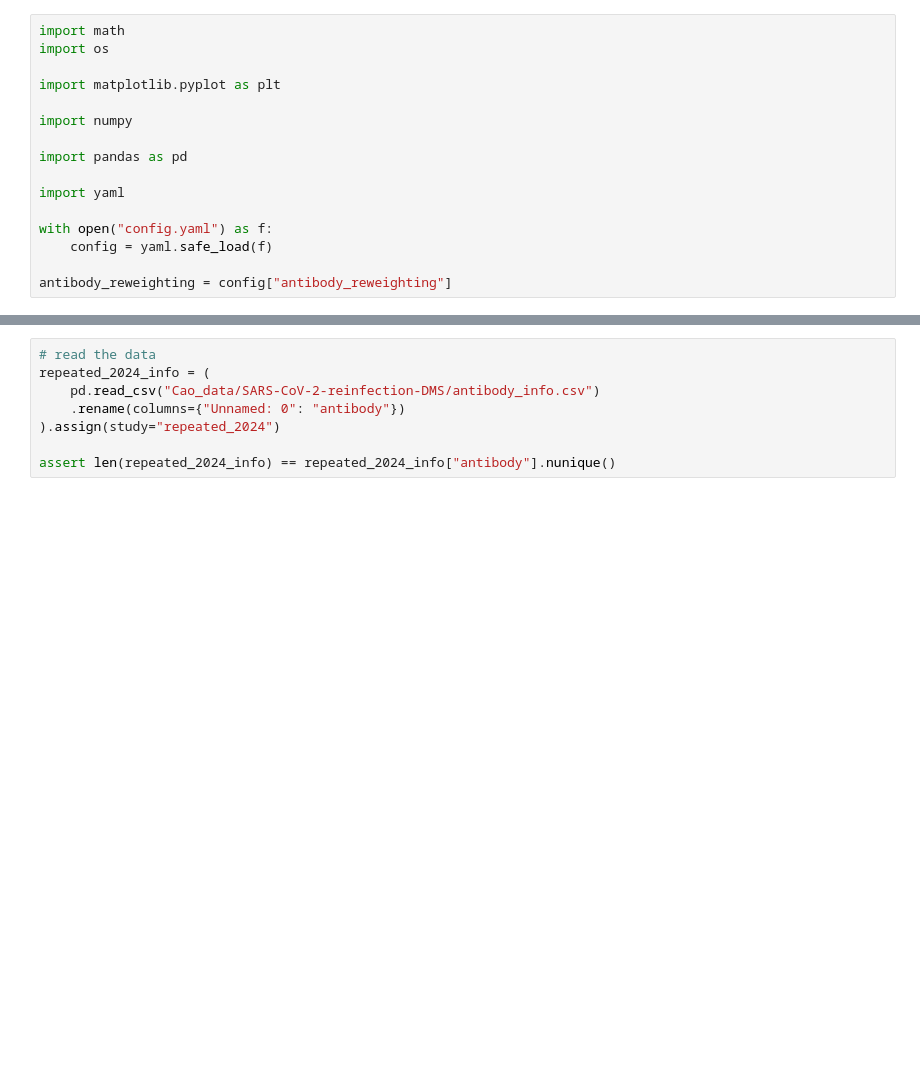
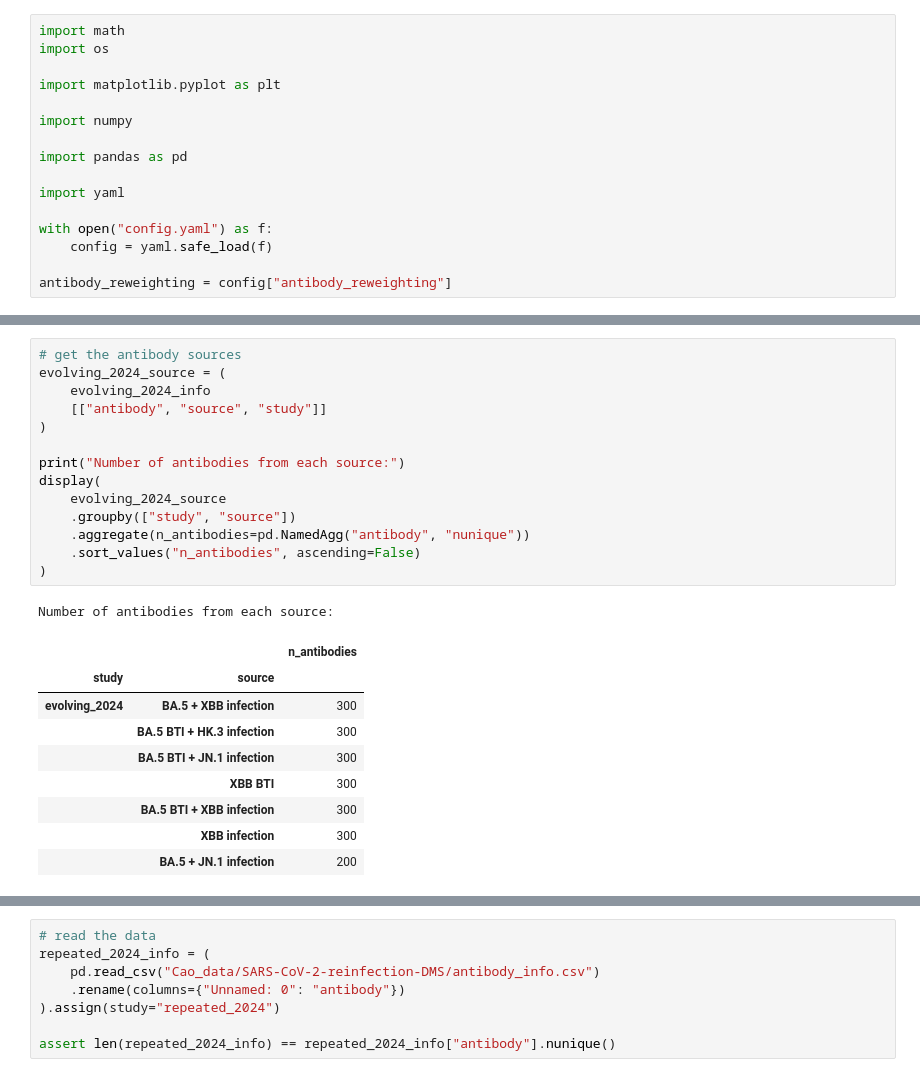
Before and after one commit to jbloomlab/SARS2-RBD-escape-calc, a Jupyter notebook: process_data.ipynb, the cells around one changed output, grey strips where cells are left out. Cells and saved outputs as stored; diff of their text form; blank space fills up the shorter version.

```diff
--- a/process_data.ipynb
+++ b/process_data.ipynb
@@ -24,0 +44,25 @@ antibody_reweighting = config["antibody_reweighting"]
+# %%
+# get the antibody sources
+evolving_2024_source = (
+    evolving_2024_info
+    [["antibody", "source", "study"]]
+)
+
+print("Number of antibodies from each source:")
+display(
+    evolving_2024_source
+    .groupby(["study", "source"])
+    .aggregate(n_antibodies=pd.NamedAgg("antibody", "nunique"))
+    .sort_values("n_antibodies", ascending=False)
+)
+# %% [output]
+Number of antibodies from each source:
+|  |  | n_antibodies |
+| study | source |  |
+| evolving_2024 | BA.5 + XBB infection | 300 |
+|  | BA.5 BTI + HK.3 infection | 300 |
+|  | BA.5 BTI + JN.1 infection | 300 |
+|  | XBB BTI | 300 |
+|  | BA.5 BTI + XBB infection | 300 |
+|  | XBB infection | 300 |
+|  | BA.5 + JN.1 infection | 200 |
```
Also changed, not shown: parts of 12 cells of this notebook, 4 other files.
